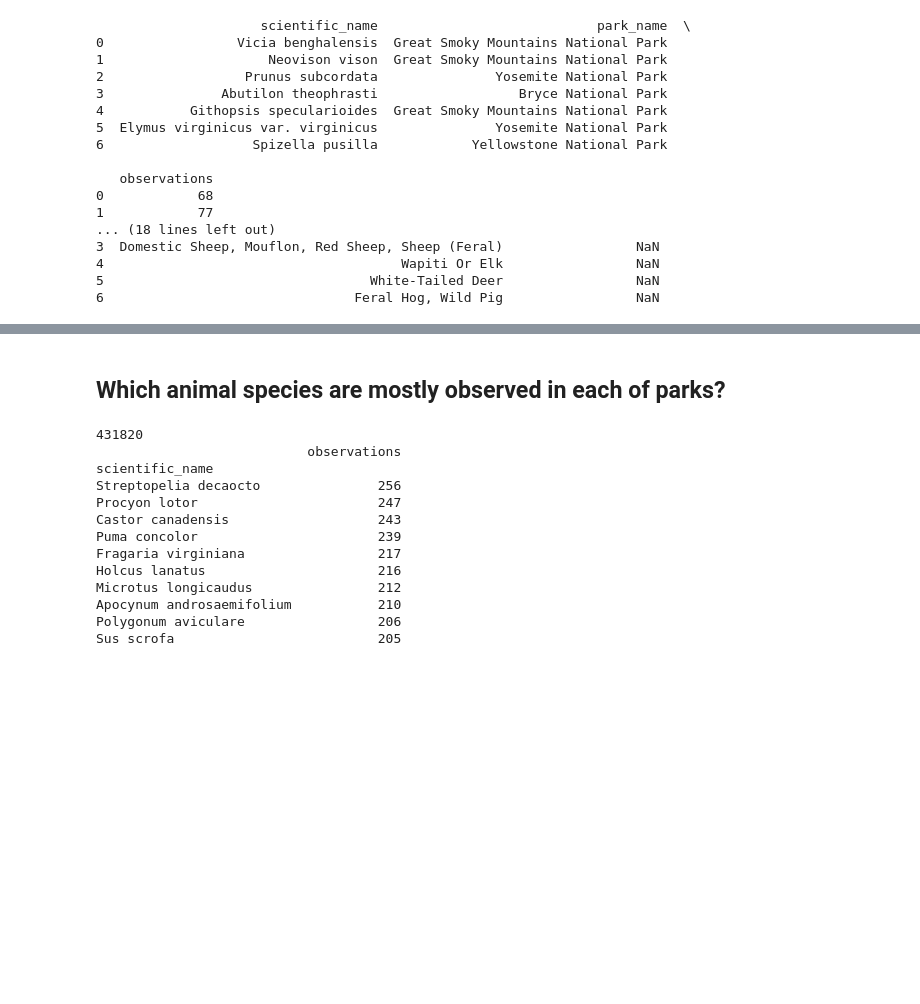
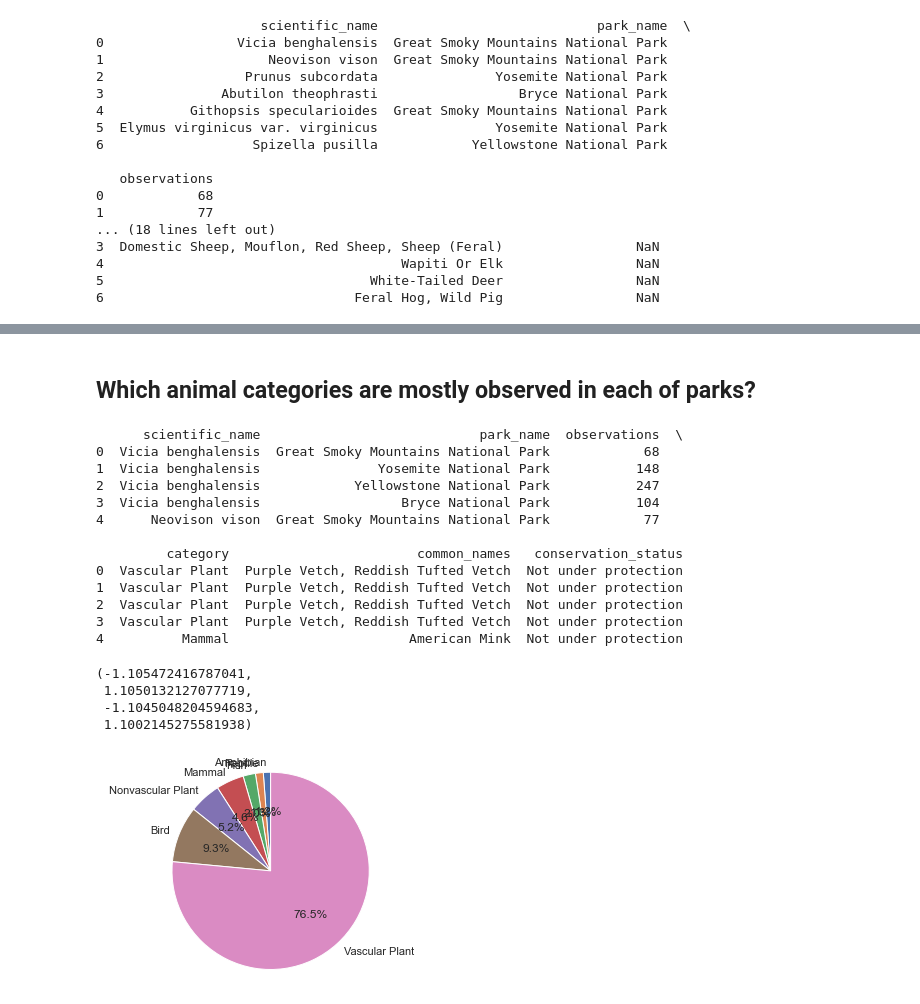
Before and after one commit to abass99/Biodiversity_In_National_Parks, a Jupyter notebook: biodiversity.ipynb, the cells around one changed output, grey strips where cells are left out. Drawn from its saved outputs; the diff is of its cells as text; code cells hidden in the pictures; blank space fills up the shorter version.

```diff
--- a/biodiversity.ipynb
+++ b/biodiversity.ipynb
@@ -110,9 +109,8 @@ gno.matrix(species_info, figsize = (10,10), fontsize = 15, color = (0.25, 0.25,
 missing_values_ratio = (species_info.conservation_status.isna().sum() / len(species_info) * 100)
 print(str(round(missing_values_ratio,2)) + ("% of conservation status values are missing"))
 
-# creating subset dataframes: 1 with fill NaN with "Unknown", other with NaN values removed
-species_info_filled = species_info.fillna("Unknown")
-species_info_removed = species_info.dropna()
+# filling NaN with "Not under protection".
+species_info = species_info.fillna("Not under protection")
 # %% [output]
 Observations dataframe size:
 (23296, 3)
@@ -135,28 +174,35 @@ dtype: object
 # %% [markdown]
-## Which animal species are mostly observed in each of parks?
+## Which animal categories are mostly observed in each of parks?
-# %%
-# subset of each park
-great_smoky = observations[observations.park_name == "Great Smoky Mountains National Park"]
-yasomite = observations[observations.park_name == "Yosemite National Park"]
-bryce = observations[observations.park_name == "Bryce National Park"]
-yellowstone = observations[observations.park_name == "Yellowstone National Park"]
-
-total_observations_gs = great_smoky.observations.sum()
-print(total_observations_gs)
-most_observed_gs = great_smoky.groupby(by=["scientific_name"]).sum().sort_values(by='observations', ascending=False)
-print(most_observed_gs.head(10))
-print(species_info.)
-# %% [output]
-431820
-                           observations
-scientific_name
-Streptopelia decaocto               256
-Procyon lotor                       247
-Castor canadensis                   243
-Puma concolor                       239
-Fragaria virginiana                 217
-Holcus lanatus                      216
-Microtus longicaudus                212
-Apocynum androsaemifolium           210
-Polygonum aviculare                 206
-Sus scrofa                          205
+# %%
+scientific_category = species_info[["category", "scientific_name", "common_names", "conservation_status"]]
+observations_wcategory = pd.merge(observations, scientific_category, on=['scientific_name'], how='inner')
+print(observations_wcategory.head())
+
+observations_parkCategory = observations_wcategory.groupby(['park_name','category']).\
+    sum("observations").sort_values(by=["park_name","observations"]).reset_index()
+
+
+# subset of parks
+bryce = observations_parkCategory[observations_parkCategory.park_name == "Bryce National Park"]
+fig1, ax1 = plt.subplots()
+ax1.pie(bryce.observations, labels=bryce.category, autopct='%1.1f%%',startangle=90)
+ax1.axis('equal')
+# %% [output]
+      scientific_name                            park_name  observations  \
+0  Vicia benghalensis  Great Smoky Mountains National Park            68
+1  Vicia benghalensis               Yosemite National Park           148
+2  Vicia benghalensis            Yellowstone National Park           247
+3  Vicia benghalensis                  Bryce National Park           104
+4      Neovison vison  Great Smoky Mountains National Park            77
+
+         category                        common_names   conservation_status
+0  Vascular Plant  Purple Vetch, Reddish Tufted Vetch  Not under protection
+1  Vascular Plant  Purple Vetch, Reddish Tufted Vetch  Not under protection
+2  Vascular Plant  Purple Vetch, Reddish Tufted Vetch  Not under protection
+3  Vascular Plant  Purple Vetch, Reddish Tufted Vetch  Not under protection
+4          Mammal                       American Mink  Not under protection
+(-1.105472416787041,
+ 1.1050132127077719,
+ -1.1045048204594683,
+ 1.1002145275581938)
+[figure, added]
```
Also changed, not shown: parts of 6 cells of this notebook.
